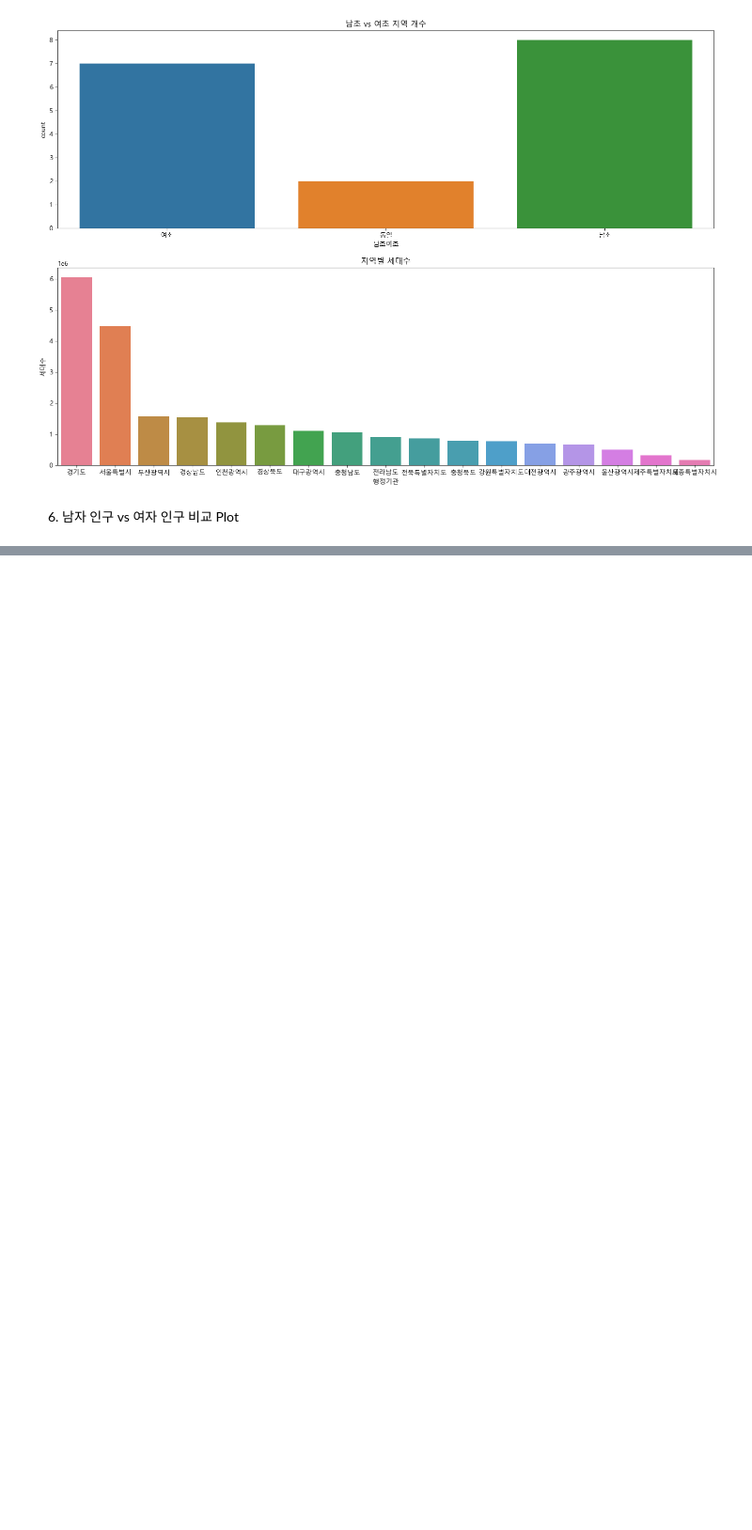
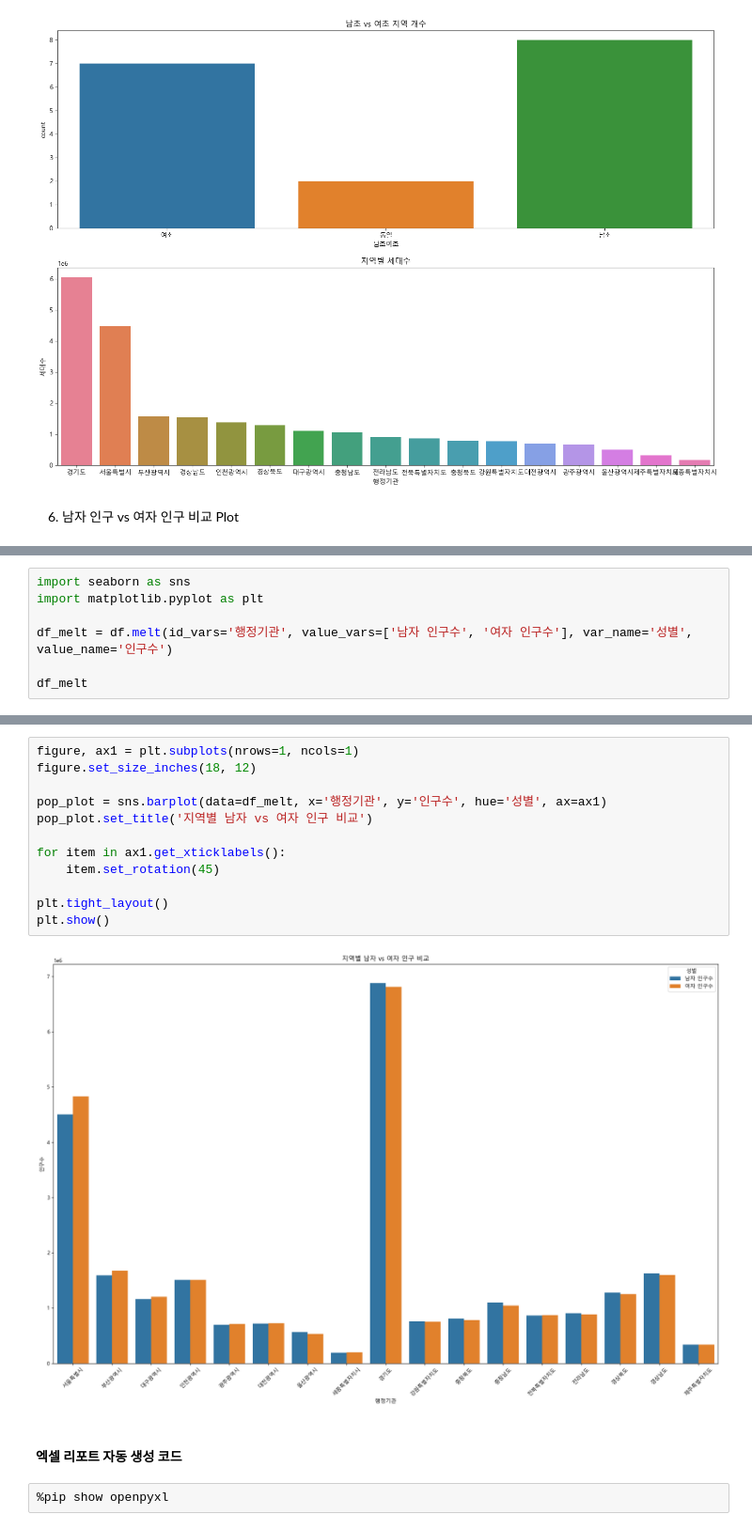
Before and after one commit to Ahn-TaeKyung/Python_Webscraping_Analysis, a Jupyter notebook: Practice/05_인구현황분석.ipynb, the cells around one changed output, grey strips where cells are left out. Shown: that part at 94% size. Saved outputs shown, nothing was run; the diff lists cells and outputs as text; blank space fills up the shorter version.

```diff
--- a/Practice/05_인구현황분석.ipynb
+++ b/Practice/05_인구현황분석.ipynb
@@ -216,0 +254,7 @@ plt.show()
+# %%
+import seaborn as sns
+import matplotlib.pyplot as plt
+
+df_melt = df.melt(id_vars='행정기관', value_vars=['남자 인구수', '여자 인구수'], var_name='성별', value_name='인구수')
+
+df_melt
@@ -216,0 +279,18 @@ plt.show()
+# %%
+figure, ax1 = plt.subplots(nrows=1, ncols=1)
+figure.set_size_inches(18, 12)
+
+pop_plot = sns.barplot(data=df_melt, x='행정기관', y='인구수', hue='성별', ax=ax1)
+pop_plot.set_title('지역별 남자 vs 여자 인구 비교')
+
+for item in ax1.get_xticklabels():
+    item.set_rotation(45)
+
+plt.tight_layout()
+plt.show()
+# %% [output]
+[figure, added]
+# %% [markdown]
+#### 엑셀 리포트 자동 생성 코드
+# %%
+%pip show openpyxl
```
Also changed, not shown: parts of 20 cells of this notebook, 8 other files.
